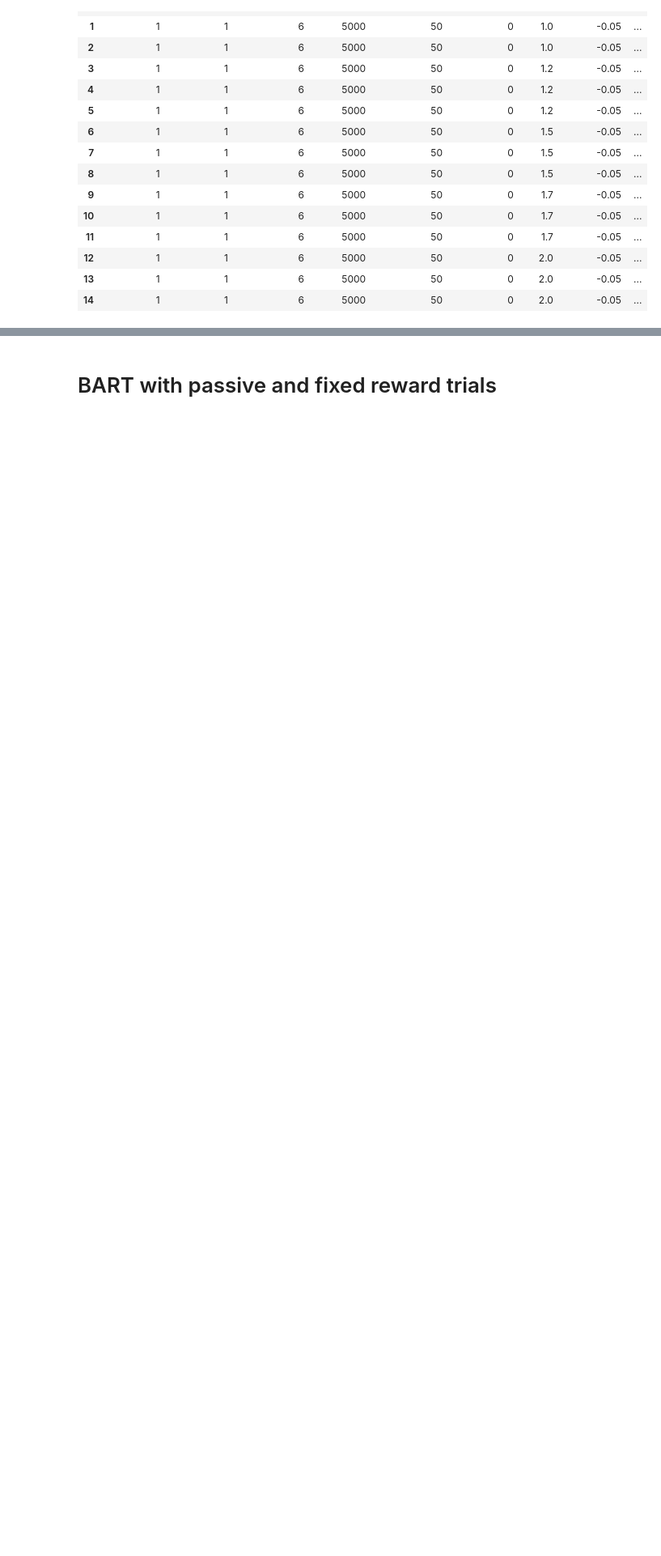
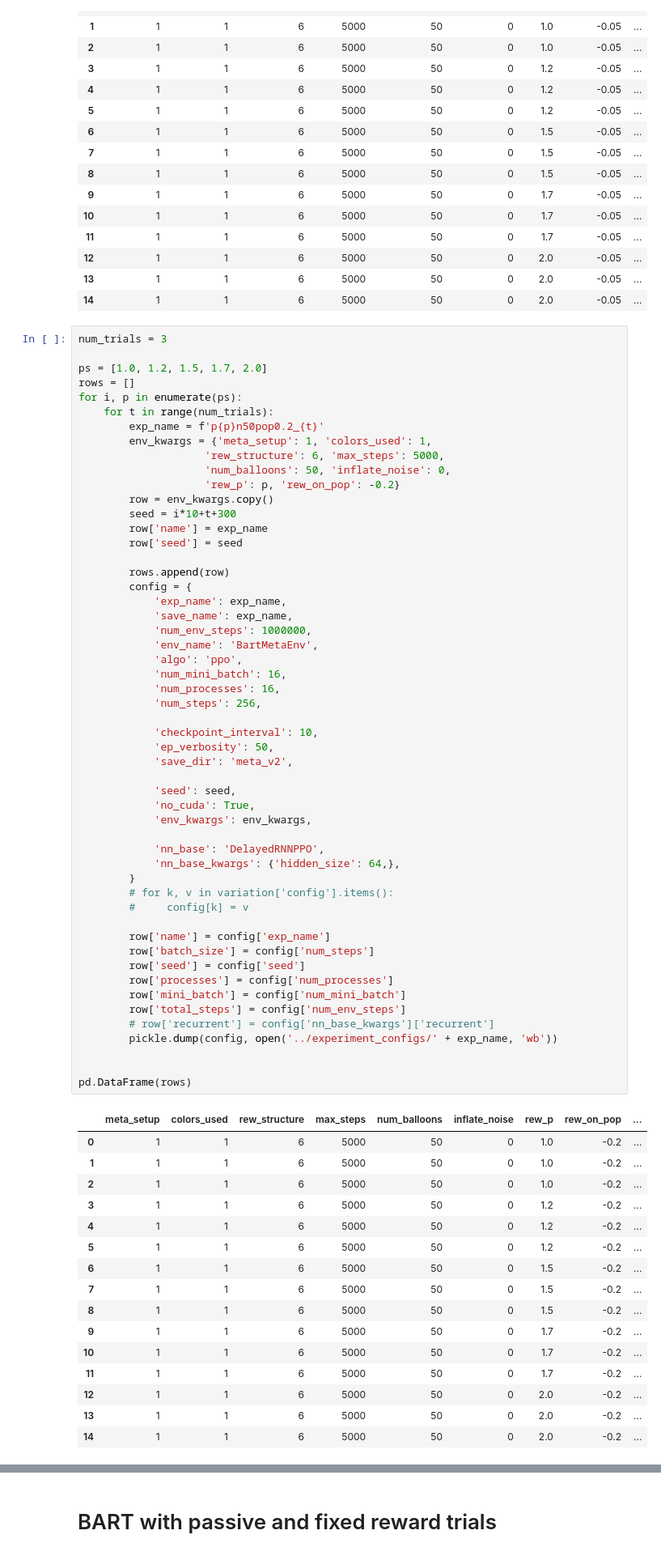
Before and after one commit to liuandrew/bart_ppo, a Jupyter notebook: write_and_test/write_experiments.ipynb, the cells around one changed output, grey strips where cells are left out. Shown at 81% size. Saved outputs shown, nothing was run; the diff lists cells and outputs as text; blank space fills up the shorter version.

```diff
--- a/write_and_test/write_experiments.ipynb
+++ b/write_and_test/write_experiments.ipynb
@@ -2560,6 +2560,76 @@ pd.DataFrame(rows)
 | 12 | 1 | 1 | 6 | 5000 | 50 | 0 | 2.0 | -0.05 | ... |
 | 13 | 1 | 1 | 6 | 5000 | 50 | 0 | 2.0 | -0.05 | ... |
 | 14 | 1 | 1 | 6 | 5000 | 50 | 0 | 2.0 | -0.05 | ... |
+# %%
+num_trials = 3
+
+ps = [1.0, 1.2, 1.5, 1.7, 2.0]
+rows = []
+for i, p in enumerate(ps):
+    for t in range(num_trials):
+        exp_name = f'p{p}n50pop0.2_{t}'
+        env_kwargs = {'meta_setup': 1, 'colors_used': 1,
+                    'rew_structure': 6, 'max_steps': 5000,
+                    'num_balloons': 50, 'inflate_noise': 0,
+                    'rew_p': p, 'rew_on_pop': -0.2}
+        row = env_kwargs.copy()
+        seed = i*10+t+300
+        row['name'] = exp_name
+        row['seed'] = seed
+
+        rows.append(row)
+        config = {
+            'exp_name': exp_name,
+            'save_name': exp_name,
+            'num_env_steps': 1000000,
+            'env_name': 'BartMetaEnv',
+            'algo': 'ppo',
+            'num_mini_batch': 16,
+            'num_processes': 16,
+            'num_steps': 256,
+
+            'checkpoint_interval': 10,
+            'ep_verbosity': 50,
+            'save_dir': 'meta_v2',
+
+            'seed': seed,
+            'no_cuda': True,
+            'env_kwargs': env_kwargs,
+
+            'nn_base': 'DelayedRNNPPO',
+            'nn_base_kwargs': {'hidden_size': 64,},
+        }
+        # for k, v in variation['config'].items():
+        #     config[k] = v
+
+        row['name'] = config['exp_name']
+        row['batch_size'] = config['num_steps']
+        row['seed'] = config['seed']
+        row['processes'] = config['num_processes']
+        row['mini_batch'] = config['num_mini_batch']
+        row['total_steps'] = config['num_env_steps']
+        # row['recurrent'] = config['nn_base_kwargs']['recurrent']
+        pickle.dump(config, open('../experiment_configs/' + exp_name, 'wb'))
+
+
+pd.DataFrame(rows)
+# %% [output]
+|  | meta_setup | colors_used | rew_structure | max_steps | num_balloons | inflate_noise | rew_p | rew_on_pop | ... |
+| 0 | 1 | 1 | 6 | 5000 | 50 | 0 | 1.0 | -0.2 | ... |
+| 1 | 1 | 1 | 6 | 5000 | 50 | 0 | 1.0 | -0.2 | ... |
+| 2 | 1 | 1 | 6 | 5000 | 50 | 0 | 1.0 | -0.2 | ... |
+| 3 | 1 | 1 | 6 | 5000 | 50 | 0 | 1.2 | -0.2 | ... |
+| 4 | 1 | 1 | 6 | 5000 | 50 | 0 | 1.2 | -0.2 | ... |
+| 5 | 1 | 1 | 6 | 5000 | 50 | 0 | 1.2 | -0.2 | ... |
+| 6 | 1 | 1 | 6 | 5000 | 50 | 0 | 1.5 | -0.2 | ... |
+| 7 | 1 | 1 | 6 | 5000 | 50 | 0 | 1.5 | -0.2 | ... |
+| 8 | 1 | 1 | 6 | 5000 | 50 | 0 | 1.5 | -0.2 | ... |
+| 9 | 1 | 1 | 6 | 5000 | 50 | 0 | 1.7 | -0.2 | ... |
+| 10 | 1 | 1 | 6 | 5000 | 50 | 0 | 1.7 | -0.2 | ... |
+| 11 | 1 | 1 | 6 | 5000 | 50 | 0 | 1.7 | -0.2 | ... |
+| 12 | 1 | 1 | 6 | 5000 | 50 | 0 | 2.0 | -0.2 | ... |
+| 13 | 1 | 1 | 6 | 5000 | 50 | 0 | 2.0 | -0.2 | ... |
+| 14 | 1 | 1 | 6 | 5000 | 50 | 0 | 2.0 | -0.2 | ... |
 # %%
 num_trials = 3
 
```
Also changed, not shown: parts of 2 cells of this notebook.
